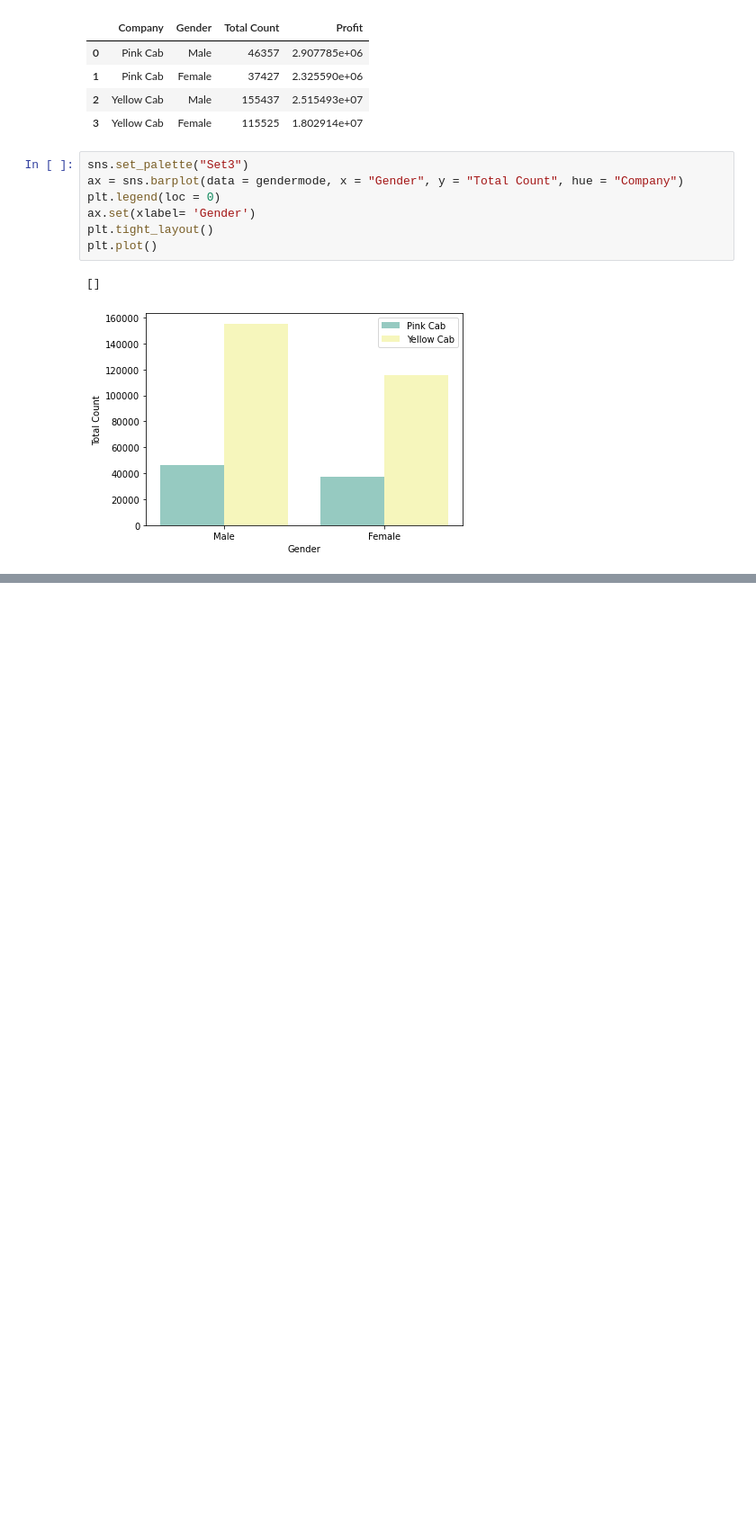
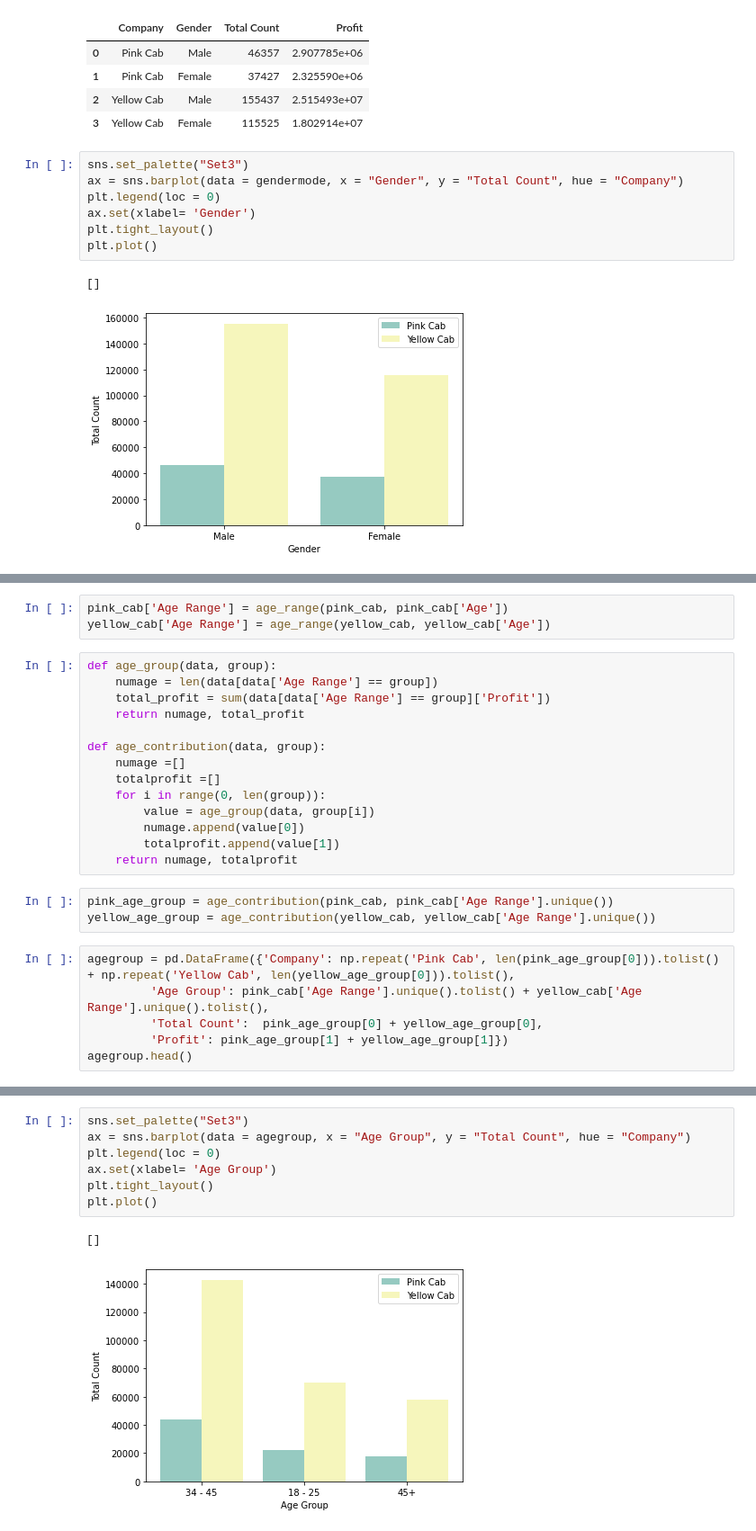
Before and after one commit to qngyn/DataGlacier, a Jupyter notebook: Week2/EDA.ipynb, the cells around one changed output, grey strips where cells are left out. Shown at 90% size. Drawn from its saved outputs; the diff is of its cells as text; blank space fills up the shorter version.

```diff
--- a/Week2/EDA.ipynb
+++ b/Week2/EDA.ipynb
@@ -543,0 +554,26 @@ plt.plot()
+# %%
+pink_cab['Age Range'] = age_range(pink_cab, pink_cab['Age'])
+yellow_cab['Age Range'] = age_range(yellow_cab, yellow_cab['Age'])
+# %%
+def age_group(data, group):
+    numage = len(data[data['Age Range'] == group])
+    total_profit = sum(data[data['Age Range'] == group]['Profit'])
+    return numage, total_profit
+
+def age_contribution(data, group):
+    numage =[]
+    totalprofit =[]
+    for i in range(0, len(group)):
+        value = age_group(data, group[i])
+        numage.append(value[0])
+        totalprofit.append(value[1])
+    return numage, totalprofit
+# %%
+pink_age_group = age_contribution(pink_cab, pink_cab['Age Range'].unique())
+yellow_age_group = age_contribution(yellow_cab, yellow_cab['Age Range'].unique())
+# %%
+agegroup = pd.DataFrame({'Company': np.repeat('Pink Cab', len(pink_age_group[0])).tolist() + np.repeat('Yellow Cab', len(yellow_age_group[0])).tolist(),
+         'Age Group': pink_cab['Age Range'].unique().tolist() + yellow_cab['Age Range'].unique().tolist(),
+         'Total Count':  pink_age_group[0] + yellow_age_group[0],
+         'Profit': pink_age_group[1] + yellow_age_group[1]})
+agegroup.head()
@@ -543,0 +587,10 @@ plt.plot()
+# %%
+sns.set_palette("Set3")
+ax = sns.barplot(data = agegroup, x = "Age Group", y = "Total Count", hue = "Company")
+plt.legend(loc = 0)
+ax.set(xlabel= 'Age Group')
+plt.tight_layout()
+plt.plot()
+# %% [output]
+[]
+[figure, added]
```
Also changed, not shown: parts of 10 cells of this notebook, 5 other files.
